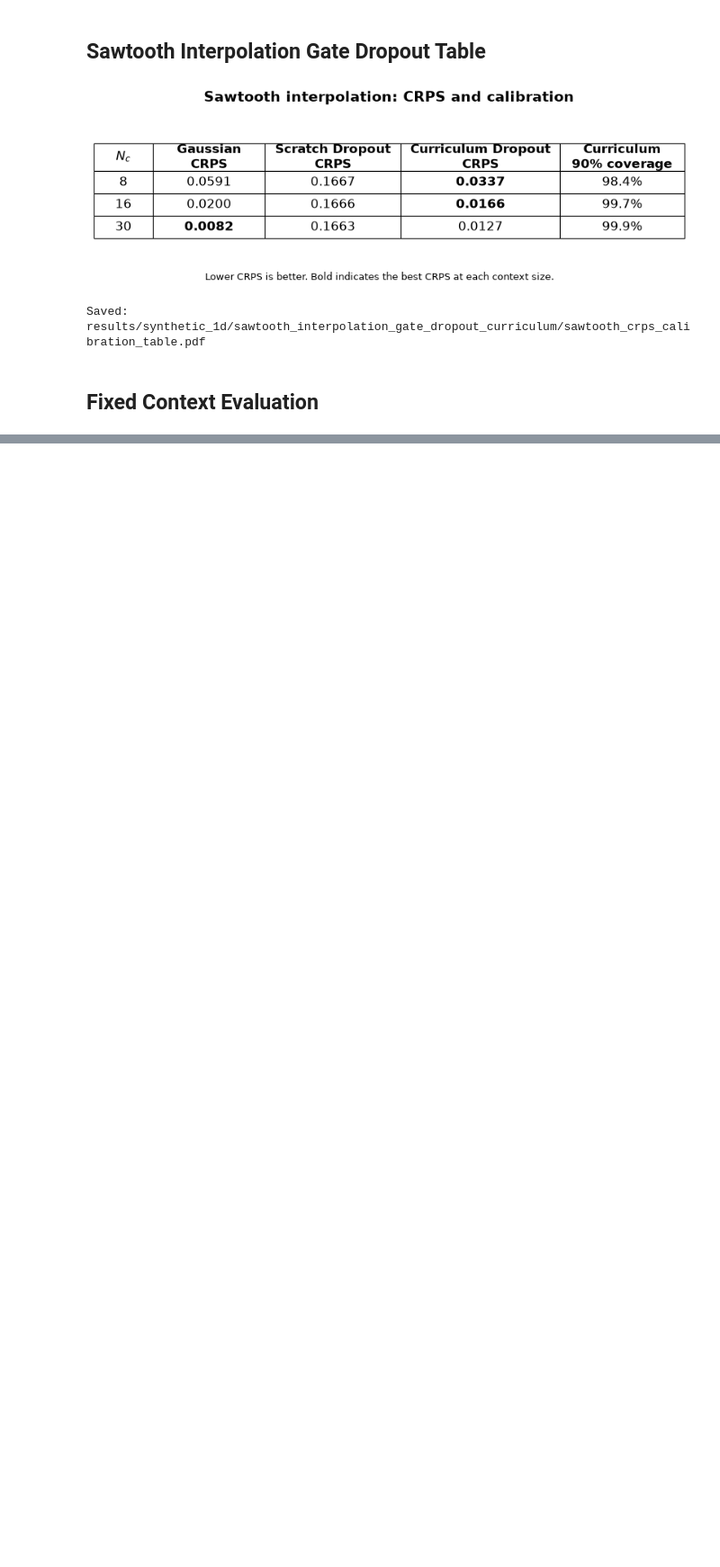
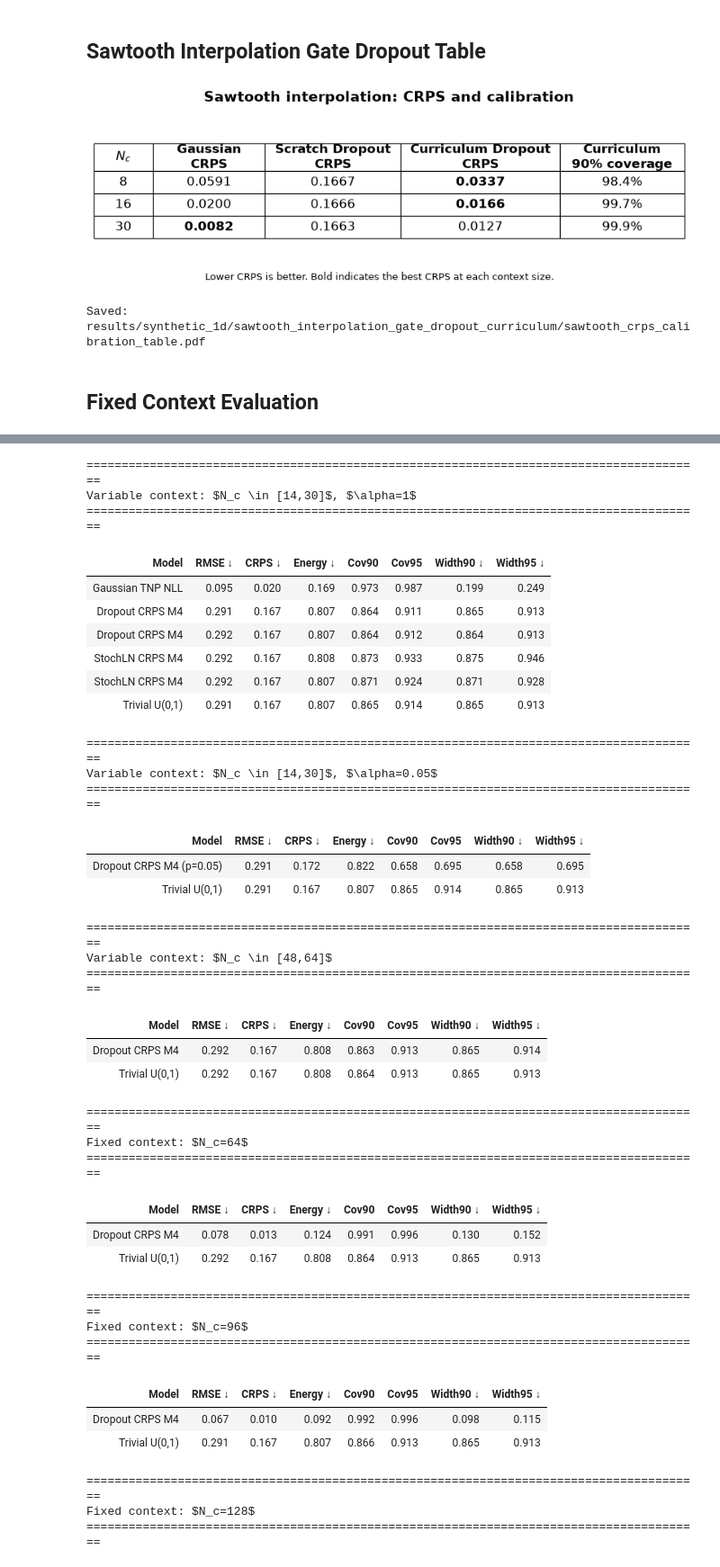
Before and after one commit to ijurk/tnp-crps, a Jupyter notebook: notebooks/sawtooth_evaluation.ipynb, the cells around one changed output, grey strips where cells are left out. Shown at 90% size. Cells and saved outputs as stored; diff of their text form; code cells hidden in the pictures; blank space fills up the shorter version.

```diff
--- a/notebooks/sawtooth_evaluation.ipynb
+++ b/notebooks/sawtooth_evaluation.ipynb
@@ -176,0 +1037,72 @@ display(
+# %%
+slide_tables = {}
+
+for experiment_key, summary in loaded_summaries.items():
+    print()
+    print("=" * 88)
+    print(EXPERIMENTS[experiment_key]["title"])
+    print("=" * 88)
+
+    try:
+        table = make_slide_table(summary)
+    except (KeyError, ValueError) as error:
+        print("TABLE COULD NOT BE CREATED")
+        print(error)
+        continue
+
+    slide_tables[experiment_key] = table
+
+    numeric_columns = [
+        column
+        for column in table.columns
+        if column not in {"Model", "Nc"}
+    ]
+
+    display(
+        table.style
+        .format(
+            {
+                column: "{:.3f}"
+                for column in numeric_columns
+            }
+        )
+        .hide(axis="index")
+    )
+# %% [output]
+========================================================================================
+Variable context: $N_c \in [14,30]$, $\alpha=1$
+========================================================================================
+| Model | RMSE ↓ | CRPS ↓ | Energy ↓ | Cov90 | Cov95 | Width90 ↓ | Width95 ↓ |
+| Gaussian TNP NLL | 0.095 | 0.020 | 0.169 | 0.973 | 0.987 | 0.199 | 0.249 |
+| Dropout CRPS M4 | 0.291 | 0.167 | 0.807 | 0.864 | 0.911 | 0.865 | 0.913 |
+| Dropout CRPS M4 | 0.292 | 0.167 | 0.807 | 0.864 | 0.912 | 0.864 | 0.913 |
+| StochLN CRPS M4 | 0.292 | 0.167 | 0.808 | 0.873 | 0.933 | 0.875 | 0.946 |
+| StochLN CRPS M4 | 0.292 | 0.167 | 0.807 | 0.871 | 0.924 | 0.871 | 0.928 |
+| Trivial U(0,1) | 0.291 | 0.167 | 0.807 | 0.865 | 0.914 | 0.865 | 0.913 |
+========================================================================================
+Variable context: $N_c \in [14,30]$, $\alpha=0.05$
+========================================================================================
+| Model | RMSE ↓ | CRPS ↓ | Energy ↓ | Cov90 | Cov95 | Width90 ↓ | Width95 ↓ |
+| Dropout CRPS M4 (p=0.05) | 0.291 | 0.172 | 0.822 | 0.658 | 0.695 | 0.658 | 0.695 |
+| Trivial U(0,1) | 0.291 | 0.167 | 0.807 | 0.865 | 0.914 | 0.865 | 0.913 |
+========================================================================================
+Variable context: $N_c \in [48,64]$
+========================================================================================
+| Model | RMSE ↓ | CRPS ↓ | Energy ↓ | Cov90 | Cov95 | Width90 ↓ | Width95 ↓ |
+| Dropout CRPS M4 | 0.292 | 0.167 | 0.808 | 0.863 | 0.913 | 0.865 | 0.914 |
+| Trivial U(0,1) | 0.292 | 0.167 | 0.808 | 0.864 | 0.913 | 0.865 | 0.913 |
+========================================================================================
+Fixed context: $N_c=64$
+========================================================================================
+| Model | RMSE ↓ | CRPS ↓ | Energy ↓ | Cov90 | Cov95 | Width90 ↓ | Width95 ↓ |
+| Dropout CRPS M4 | 0.078 | 0.013 | 0.124 | 0.991 | 0.996 | 0.130 | 0.152 |
+| Trivial U(0,1) | 0.292 | 0.167 | 0.808 | 0.864 | 0.913 | 0.865 | 0.913 |
+========================================================================================
+Fixed context: $N_c=96$
+========================================================================================
+| Model | RMSE ↓ | CRPS ↓ | Energy ↓ | Cov90 | Cov95 | Width90 ↓ | Width95 ↓ |
+| Dropout CRPS M4 | 0.067 | 0.010 | 0.092 | 0.992 | 0.996 | 0.098 | 0.115 |
+| Trivial U(0,1) | 0.291 | 0.167 | 0.807 | 0.866 | 0.913 | 0.865 | 0.913 |
+========================================================================================
+Fixed context: $N_c=128$
+========================================================================================
```
Also changed, not shown: parts of 19 cells of this notebook, 2 other files.
